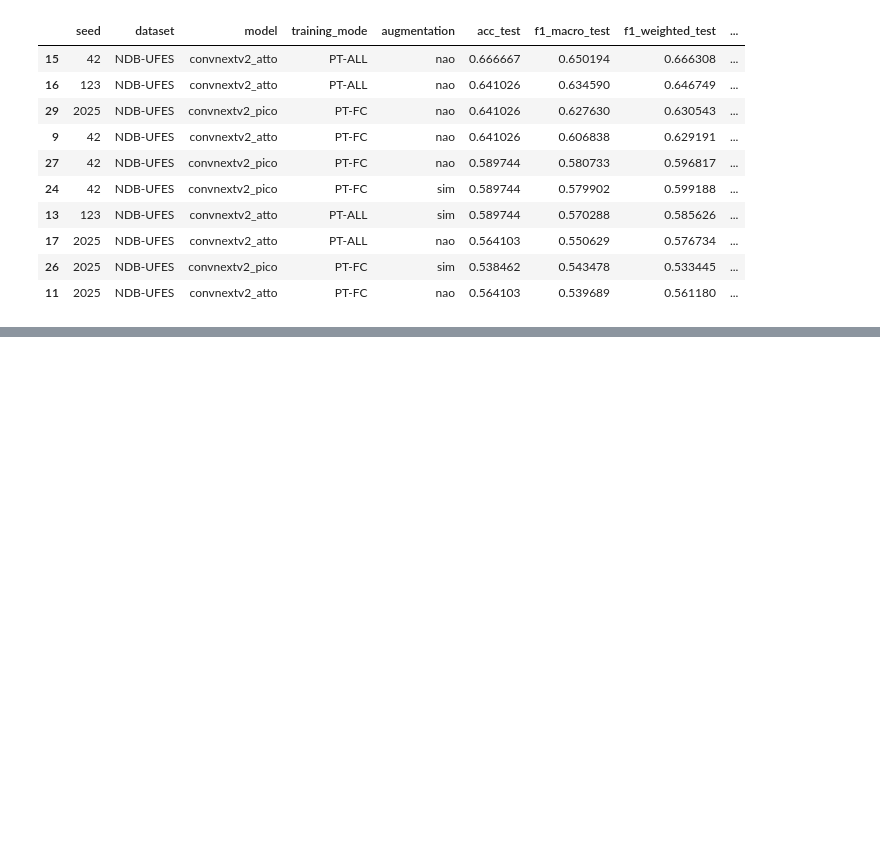
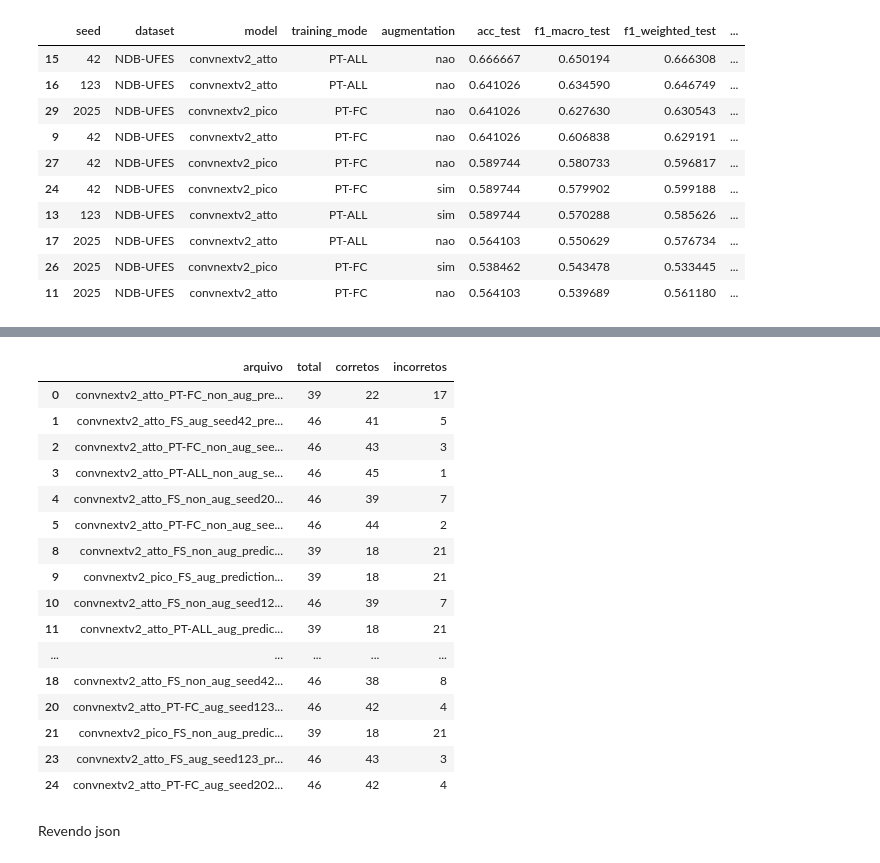
Before and after one commit to LIPAI-Org/Oral-Classification-ConvNeXt-V2, a Jupyter notebook: analise_2_NDB_e_Displasia.ipynb, the cells around one changed output, grey strips where cells are left out. Saved outputs shown, nothing was run; the diff lists cells and outputs as text; code cells hidden in the pictures; blank space fills up the shorter version.

```diff
--- a/analise_2_NDB_e_Displasia.ipynb
+++ b/analise_2_NDB_e_Displasia.ipynb
@@ -432,0 +594,27 @@ array(['NDB-UFES'], dtype=object)
+# %%
+# Selecionar automaticamente um arquivo com erros, caso exista
+arquivos_com_erro = df_resumo_predictions[
+    df_resumo_predictions["incorretos"] > 0
+]
+
+arquivos_com_erro
+# %% [output]
+|  | arquivo | total | corretos | incorretos |
+| 0 | convnextv2_atto_PT-FC_non_aug_pre... | 39 | 22 | 17 |
+| 1 | convnextv2_atto_FS_aug_seed42_pre... | 46 | 41 | 5 |
+| 2 | convnextv2_atto_PT-FC_non_aug_see... | 46 | 43 | 3 |
+| 3 | convnextv2_atto_PT-ALL_non_aug_se... | 46 | 45 | 1 |
+| 4 | convnextv2_atto_FS_non_aug_seed20... | 46 | 39 | 7 |
+| 5 | convnextv2_atto_PT-FC_non_aug_see... | 46 | 44 | 2 |
+| 8 | convnextv2_atto_FS_non_aug_predic... | 39 | 18 | 21 |
+| 9 | convnextv2_pico_FS_aug_prediction... | 39 | 18 | 21 |
+| 10 | convnextv2_atto_FS_non_aug_seed12... | 46 | 39 | 7 |
+| 11 | convnextv2_atto_PT-ALL_aug_predic... | 39 | 18 | 21 |
+| ... | ... | ... | ... | ... |
+| 18 | convnextv2_atto_FS_non_aug_seed42... | 46 | 38 | 8 |
+| 20 | convnextv2_atto_PT-FC_aug_seed123... | 46 | 42 | 4 |
+| 21 | convnextv2_pico_FS_non_aug_predic... | 39 | 18 | 21 |
+| 23 | convnextv2_atto_FS_aug_seed123_pr... | 46 | 43 | 3 |
+| 24 | convnextv2_atto_PT-FC_aug_seed202... | 46 | 42 | 4 |
+# %% [markdown]
+Revendo json
```
Also changed, not shown: parts of 21 cells of this notebook.
